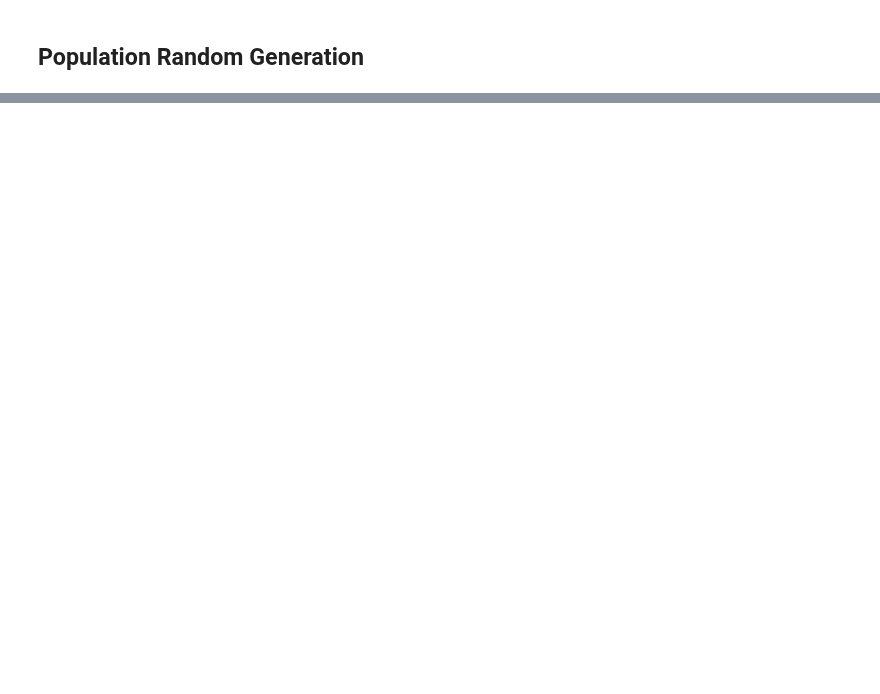
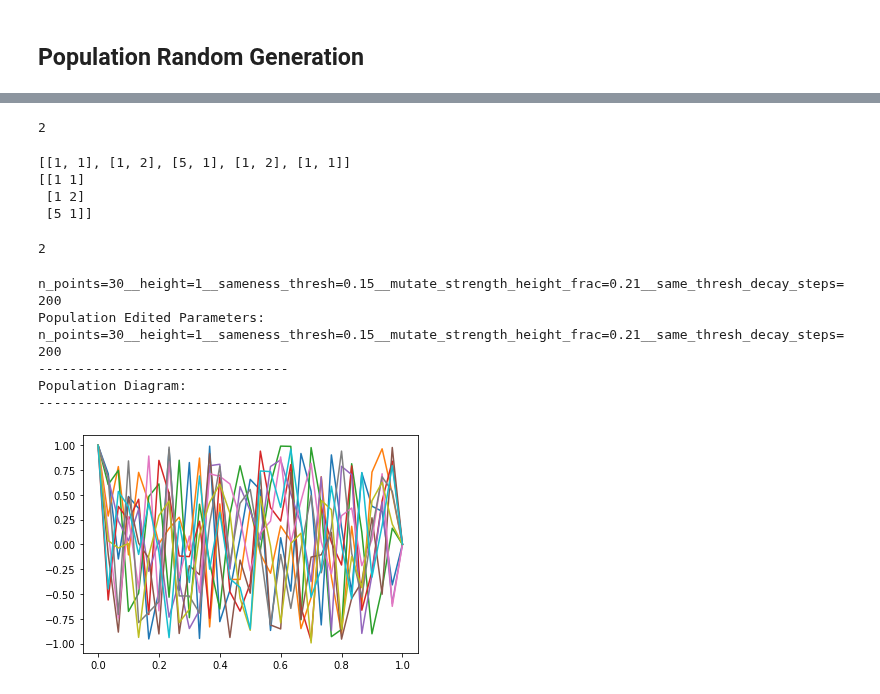
Before and after one commit to MarshaGomez/F5-MOEA-Variations, a Jupyter notebook: examples/Single_Objective_Brachistochrone.ipynb, the cells around one changed output, grey strips where cells are left out. Drawn from its saved outputs; the diff is of its cells as text; code cells hidden in the pictures; blank space fills up the shorter version.

```diff
--- a/examples/Single_Objective_Brachistochrone.ipynb
+++ b/examples/Single_Objective_Brachistochrone.ipynb
@@ -53,9 +55,23 @@ Path(misc_runs_dir).mkdir(parents=True, exist_ok=True)
 objectives = ["Short Time"]
 n_dimensions = 1
 n_iterations = 200
-n_population = 10
+n_population = 40
 n_generations = 200
 n_points = 30
+
+# Probabilities
+ps = 0.2 # selection
+pc = 1 # crossover
+pm = 0.1 # mutation
+
+ps_max = 0.5 # selection
+pc_max = 1 # crossover
+pm_max = 0.5 # mutation
+
+elitismo = 0.1
+
+p_variable = True # Varied the probability
+
 
 # Boundaries
 xl = 0 # left boundary
@@ -69,10 +85,10 @@ width = 1
 
 seed = 1
 
-individual = []
 show_info = True # See Description Prints
 save_gif = True # Save gif image
 frames_gif = 100
+parents = []
 # %% [markdown]
 ### Common Functions
 # %%
@@ -767,0 +795,4 @@ Individual          9     |    Fitness: 5.9602
+# %%
+len(parents)
+# %% [output]
+2
@@ -767,0 +801,17 @@ Individual          9     |    Fitness: 5.9602
+# %%
+test = [
+        [1,1],[1,2],
+        [5,1],[1,2],
+        [1,1]]
+
+
+print(test)
+test = np.unique(test, axis=0)
+
+
+print(test)
+# %% [output]
+[[1, 1], [1, 2], [5, 1], [1, 2], [1, 1]]
+[[1 1]
+ [1 2]
+ [5 1]]
@@ -767,0 +825,14 @@ Individual          9     |    Fitness: 5.9602
+# %%
+quantity_parents
+# %% [output]
+2
+# %%
+population = Population(Individual, n_population, n_points=n_points, height=height, sameness_thresh=15*10**-2, mutate_strength_height_frac=0.21, same_thresh_decay_steps=n_generations)
+# %% [output]
+n_points=30__height=1__sameness_thresh=0.15__mutate_strength_height_frac=0.21__same_thresh_decay_steps=200
+Population Edited Parameters:
+n_points=30__height=1__sameness_thresh=0.15__mutate_strength_height_frac=0.21__same_thresh_decay_steps=200
+--------------------------------
+Population Diagram:
+--------------------------------
+[figure, added]
```
Also changed, not shown: parts of 44 cells of this notebook.
